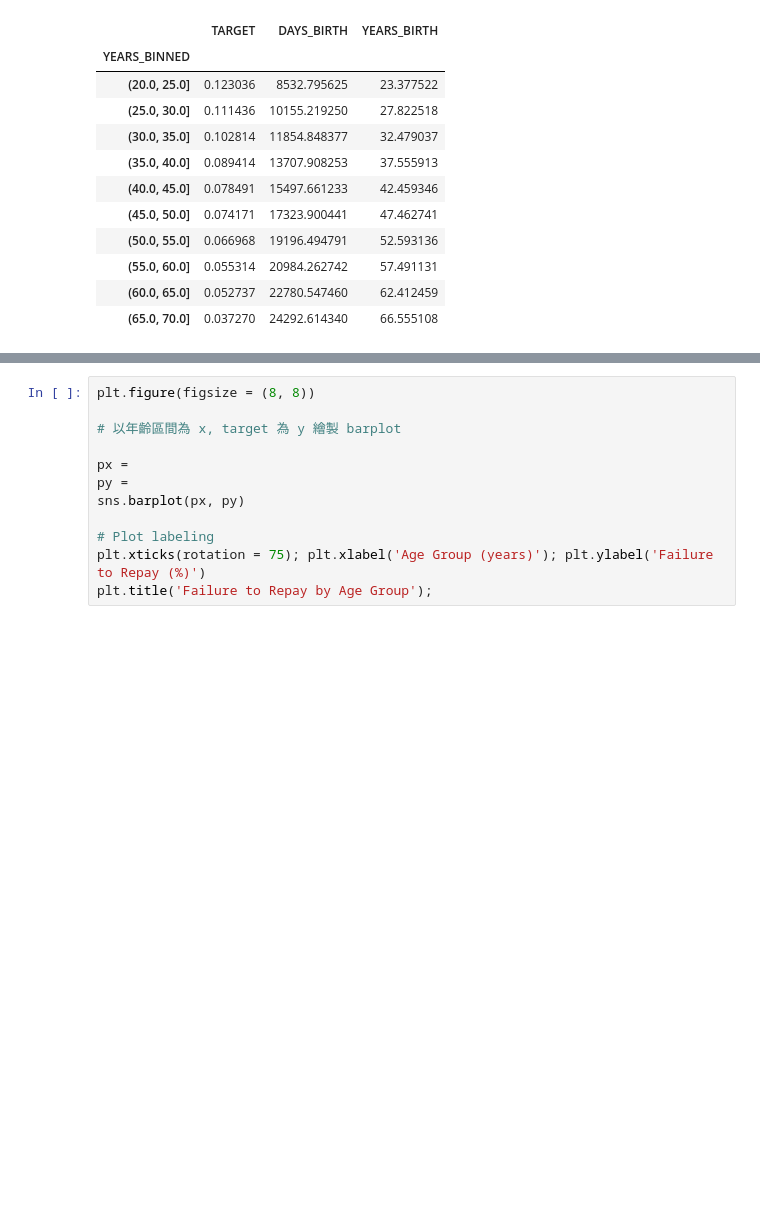
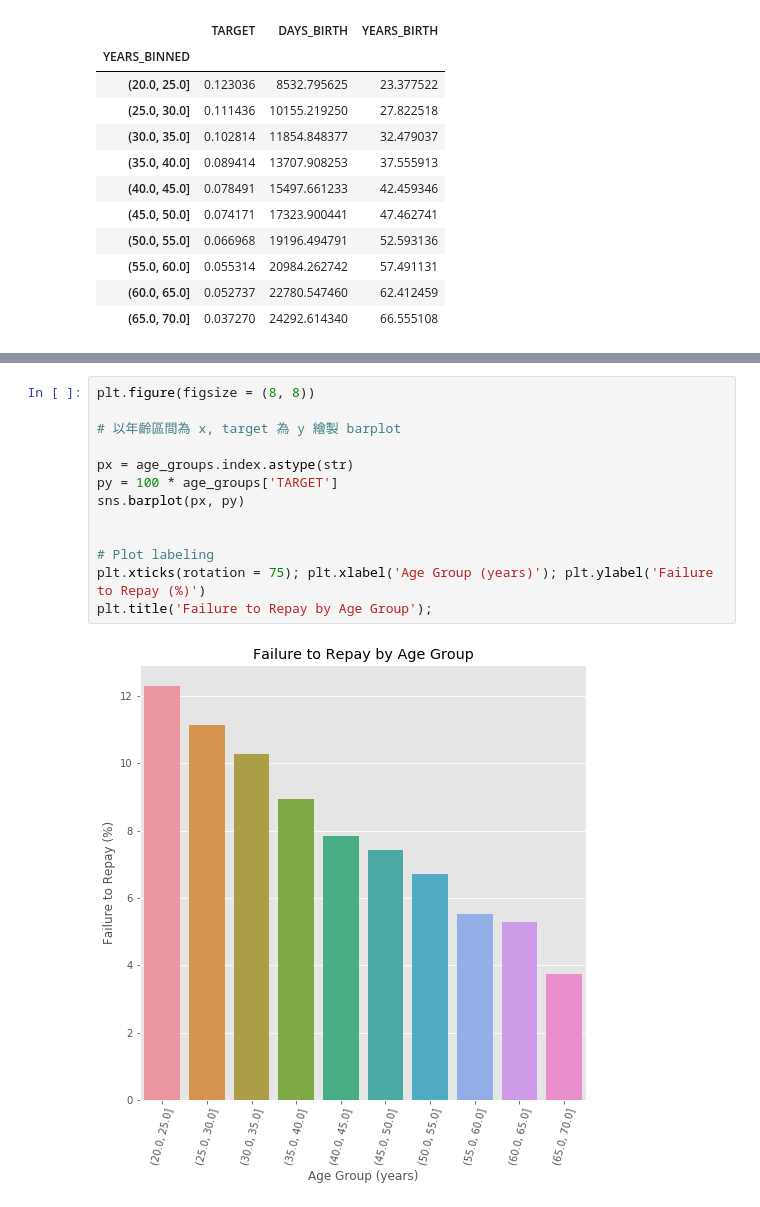
Before and after one commit to cirinoichris/4th-ML100Days, a Jupyter notebook: homework/Day_016_HW.ipynb, the cells around one changed output, grey strips where cells are left out. Cells and saved outputs as stored; diff of their text form; blank space fills up the shorter version.

```diff
--- a/homework/Day_016_HW.ipynb
+++ b/homework/Day_016_HW.ipynb
@@ -112,12 +119,15 @@ age_groups
 # %%
 plt.figure(figsize = (8, 8))
 
 # 以年齡區間為 x, target 為 y 繪製 barplot
 
-px =
-py =
+px = age_groups.index.astype(str)
+py = 100 * age_groups['TARGET']
 sns.barplot(px, py)
+
 
 # Plot labeling
 plt.xticks(rotation = 75); plt.xlabel('Age Group (years)'); plt.ylabel('Failure to Repay (%)')
 plt.title('Failure to Repay by Age Group');
+# %% [output]
+[figure, added]
```
Also changed, not shown: parts of 1 cell of this notebook.
